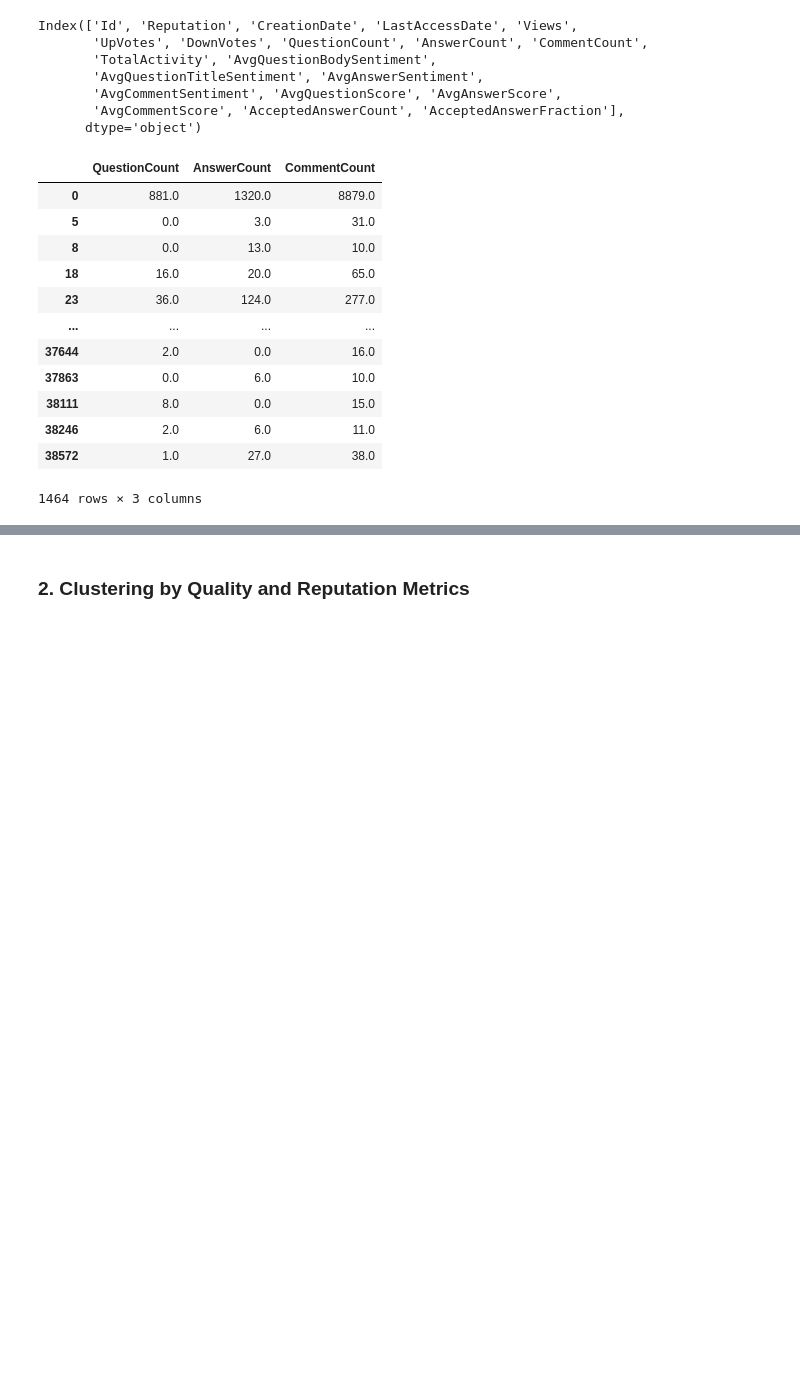
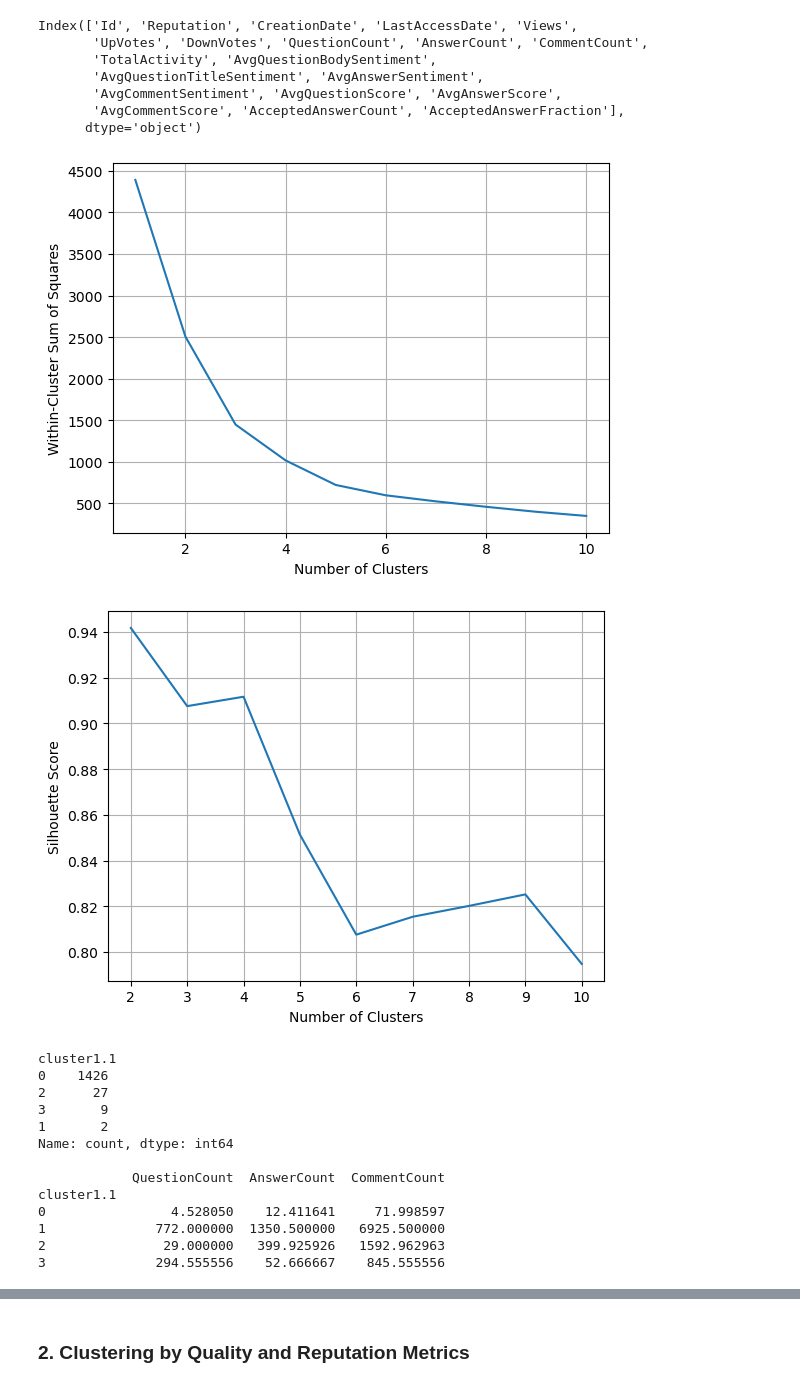
Before and after one commit to pierrehogenhaug/stackexchange_politics, a Jupyter notebook: clustering.ipynb, the cells around one changed output, grey strips where cells are left out. Drawn from its saved outputs; the diff is of its cells as text; code cells hidden in the pictures; blank space fills up the shorter version.

```diff
--- a/clustering.ipynb
+++ b/clustering.ipynb
@@ -44,20 +101,22 @@ Index(['Id', 'Reputation', 'CreationDate', 'LastAccessDate', 'Views',
        'AvgCommentScore', 'AcceptedAnswerCount', 'AcceptedAnswerFraction'],
       dtype='object')
 # %%
-clustering_features = users_with_attributes[['QuestionCount', 'AnswerCount', 'CommentCount']]
+clustering_features = ['QuestionCount', 'AnswerCount', 'CommentCount']
 
-clustering_features
+custom_cluster(users_with_attributes, clustering_features, 4, 'cluster1.1')
 # %% [output]
-|  | QuestionCount | AnswerCount | CommentCount |
-| 0 | 881.0 | 1320.0 | 8879.0 |
-| 5 | 0.0 | 3.0 | 31.0 |
-| 8 | 0.0 | 13.0 | 10.0 |
-| 18 | 16.0 | 20.0 | 65.0 |
-| 23 | 36.0 | 124.0 | 277.0 |
-| ... | ... | ... | ... |
-| 37644 | 2.0 | 0.0 | 16.0 |
-| 37863 | 0.0 | 6.0 | 10.0 |
-| 38111 | 8.0 | 0.0 | 15.0 |
-| 38246 | 2.0 | 6.0 | 11.0 |
-| 38572 | 1.0 | 27.0 | 38.0 |
+[figure, added]
+[figure, added]
-1464 rows × 3 columns
+cluster1.1
+0    1426
+2      27
+3       9
+1       2
+Name: count, dtype: int64
+
+            QuestionCount  AnswerCount  CommentCount
+cluster1.1
+0                4.528050    12.411641     71.998597
+1              772.000000  1350.500000   6925.500000
+2               29.000000   399.925926   1592.962963
+3              294.555556    52.666667    845.555556
```
Also changed, not shown: parts of 48 cells of this notebook, 2 other files.
